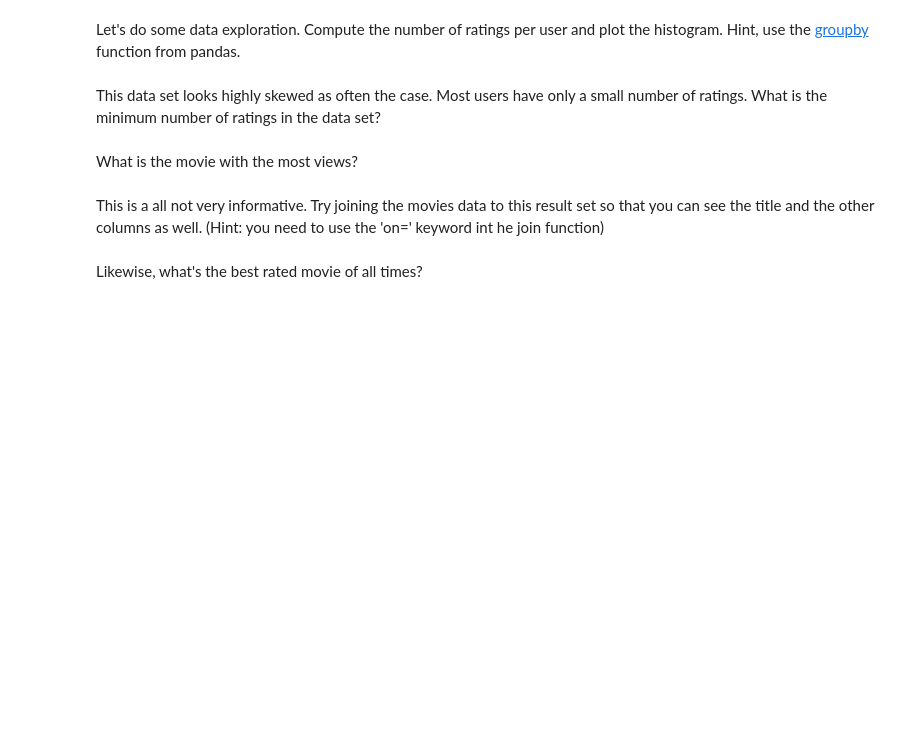
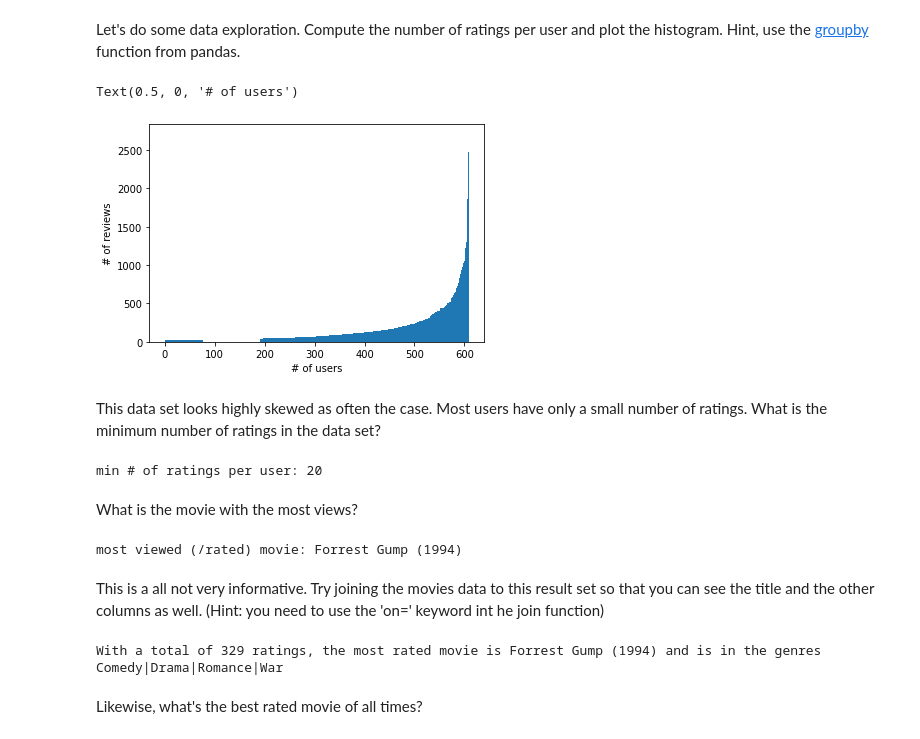
Before and after one commit to nice-oven/saki-2021-reco, a Jupyter notebook: SAKI reco exercise.ipynb, the cells around one changed output. Cells and saved outputs as stored; diff of their text form; code cells hidden in the pictures; blank space fills up the shorter version.

```diff
--- a/SAKI reco exercise.ipynb
+++ b/SAKI reco exercise.ipynb
@@ -61,18 +82,42 @@ Let's do some data exploration. Compute the number of ratings per user and plot
 # %%
 # compute a histogram of number of ratings.
 #TODO
+
+ratings_per_user = ratings.groupby("userId").size().sort_values()
+plt.bar(np.arange(ratings_per_user.size), ratings_per_user.values)
+plt.ylabel("# of reviews")
+plt.xlabel("# of users")
+# %% [output]
+Text(0.5, 0, '# of users')
+[figure, added]
 # %% [markdown]
 This data set looks highly skewed as often the case. Most users have only a small number of ratings. What is the minimum number of ratings in the data set?
 # %%
 #TODO
+print("min # of ratings per user:", ratings_per_user.iloc[0])
+# %% [output]
+min # of ratings per user: 20
 # %% [markdown]
 What is the movie with the most views?
 # %%
 #TODO
+ratings_per_movie = ratings.groupby("movieId").size().sort_values()
+most_rated_id = ratings_per_movie.index[-1]
+most_rated_title = movies[movies.index == most_rated_id].title.iloc[0]
+print("most viewed (/rated) movie:", most_rated_title)
+# %% [output]
+most viewed (/rated) movie: Forrest Gump (1994)
 # %% [markdown]
 This is a all not very informative. Try joining the movies data to this result set so that you can see the title and the other columns as well. (Hint: you need to use the 'on=' keyword int he join function)
 # %%
 #TODO
+ratings_per_movie.name = "rating_count"
+joined = movies.join(ratings_per_movie)
+most_rated_movie = joined[joined.rating_count == joined.rating_count.max()].iloc[0]
+print("With a total of", int(most_rated_movie.rating_count), "ratings, the most rated movie is", most_rated_movie.title,
+      "and is in the genres", most_rated_movie.genres)
+# %% [output]
+With a total of 329 ratings, the most rated movie is Forrest Gump (1994) and is in the genres Comedy|Drama|Romance|War
 # %% [markdown]
 Likewise, what's the best rated movie of all times?
 # %%
```
Also changed, not shown: parts of 9 cells of this notebook, 1 other file.
